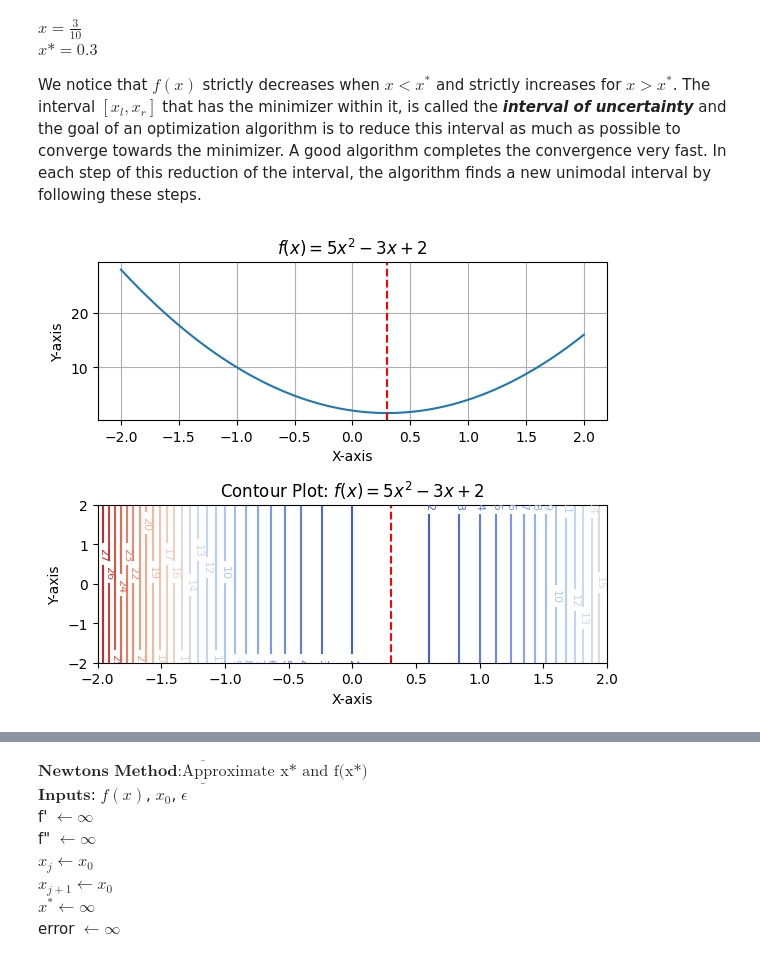
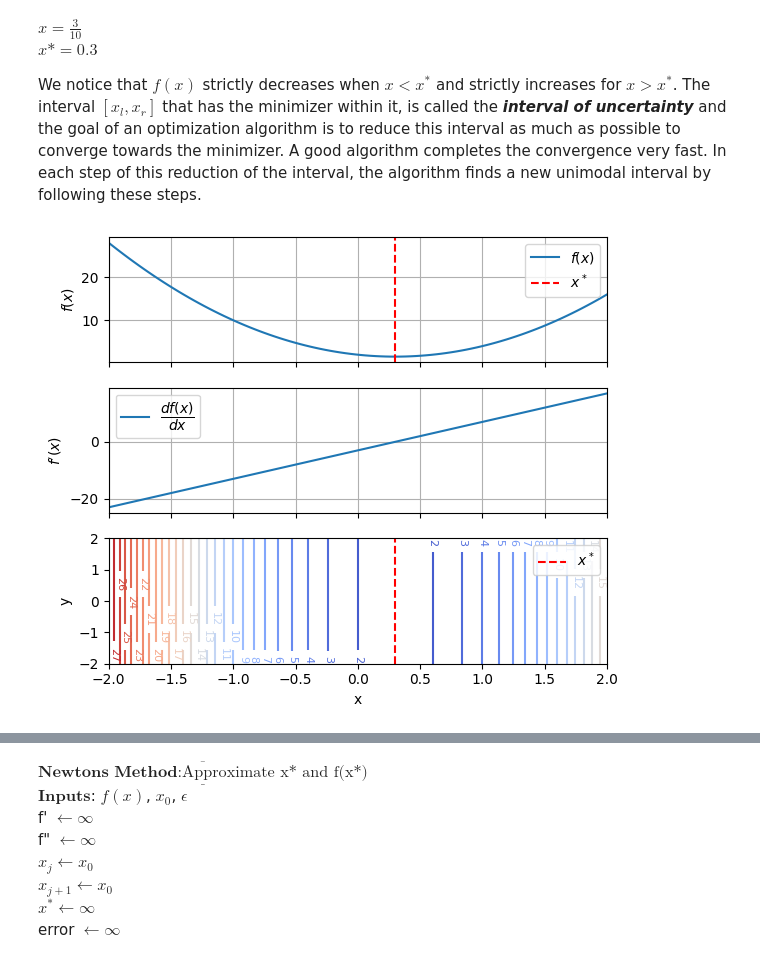
Before and after one commit to akalingking/quant-finance-lectures, a Jupyter notebook: optimization/03_one_dimensional_optimization.ipynb, the cells around one changed output, grey strips where cells are left out. Cells and saved outputs as stored; diff of their text form; code cells hidden in the pictures.

```diff
--- a/optimization/03_one_dimensional_optimization.ipynb
+++ b/optimization/03_one_dimensional_optimization.ipynb
@@ -35,30 +35,10 @@ $x*=0.3$
 We notice that $f(x)$ strictly decreases when $x \lt x^*$ and strictly increases for $x \gt x^*$. The interval $[x_l,x_r]$ that has the minimizer within it, is called the ***interval of uncertainty*** and the goal of an optimization algorithm is to reduce this interval as much as possible to converge towards the minimizer. A good algorithm completes the convergence very fast. In each step of this reduction of the interval, the algorithm finds a new unimodal interval by following these steps.
 # %%
 f = lambda x: 5*x**2 - 3*x + 2
-# Create grid points for x and y
-x_i = np.linspace(-2, 2, 500)
-y_i = np.linspace(-2, 2, 500)
-x, y = np.meshgrid(x_i, y_i)
-z = f(x)
-fig, axs = plt.subplots(2,1,figsize=(6,5))
-ax = axs[0]
-ax.plot(x_i, f(x_i))
-ax.set_title(r'$f(x) = 5x^2 - 3x + 2$')
-ax.grid()
-ax.set_xlabel('X-axis')
-ax.set_ylabel('Y-axis')
-ax.axvline(x=0.3, color='r', label='axvline - full height', ls="--")
-
-ax = axs[1]
-contour = ax.contour(x, y, z, levels=30, cmap='coolwarm')
-ax.clabel(contour, inline=1, fontsize=8)
-ax.set_xlabel('X-axis')
-ax.set_ylabel('Y-axis')
-ax.set_title(r'Contour Plot: $f(x) = 5x^2 - 3x + 2$')
-ax.axvline(x=0.3, color='r', label='axvline - full height', ls="--")
-fig.tight_layout()
-plt.show()
+domain = [-2,2]
+minimum = 0.3
+show_plot(f, x_star=minimum, domain=domain)
 # %% [output]
-[figure, old version]
+[figure, new version]
 # %% [markdown]
 ### 3.2. Newton's Method
```
Also changed, not shown: parts of 22 cells of this notebook, 3 other files.
